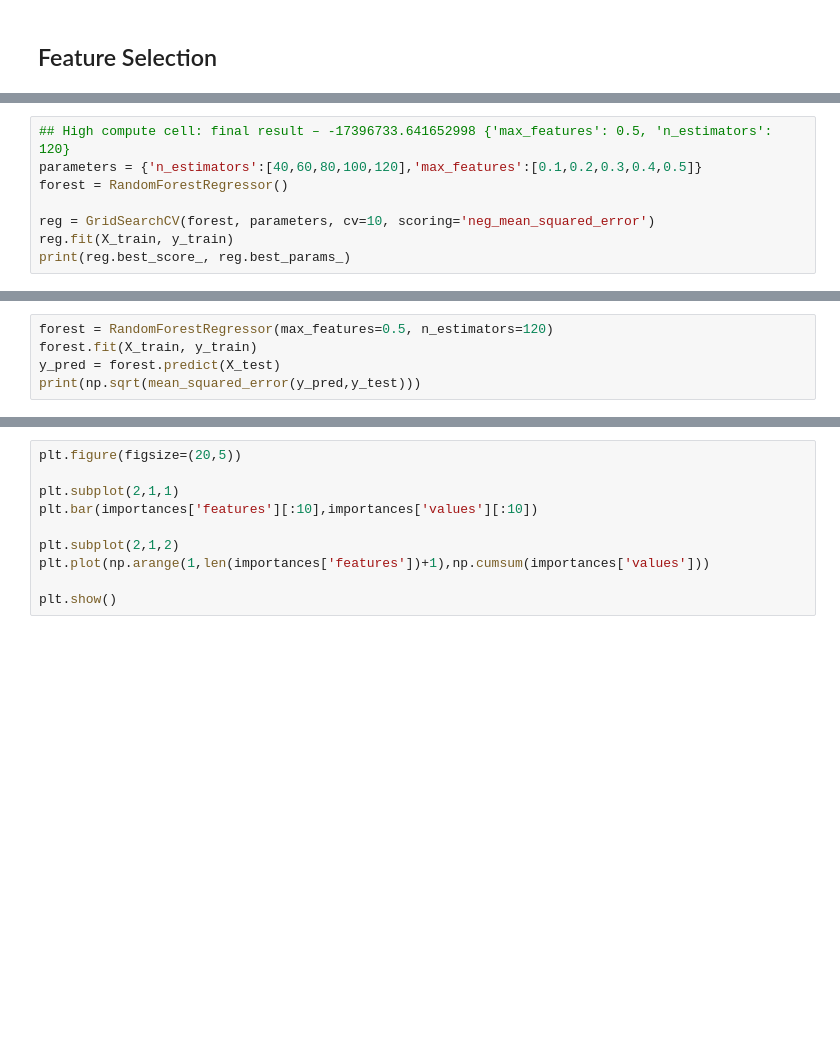
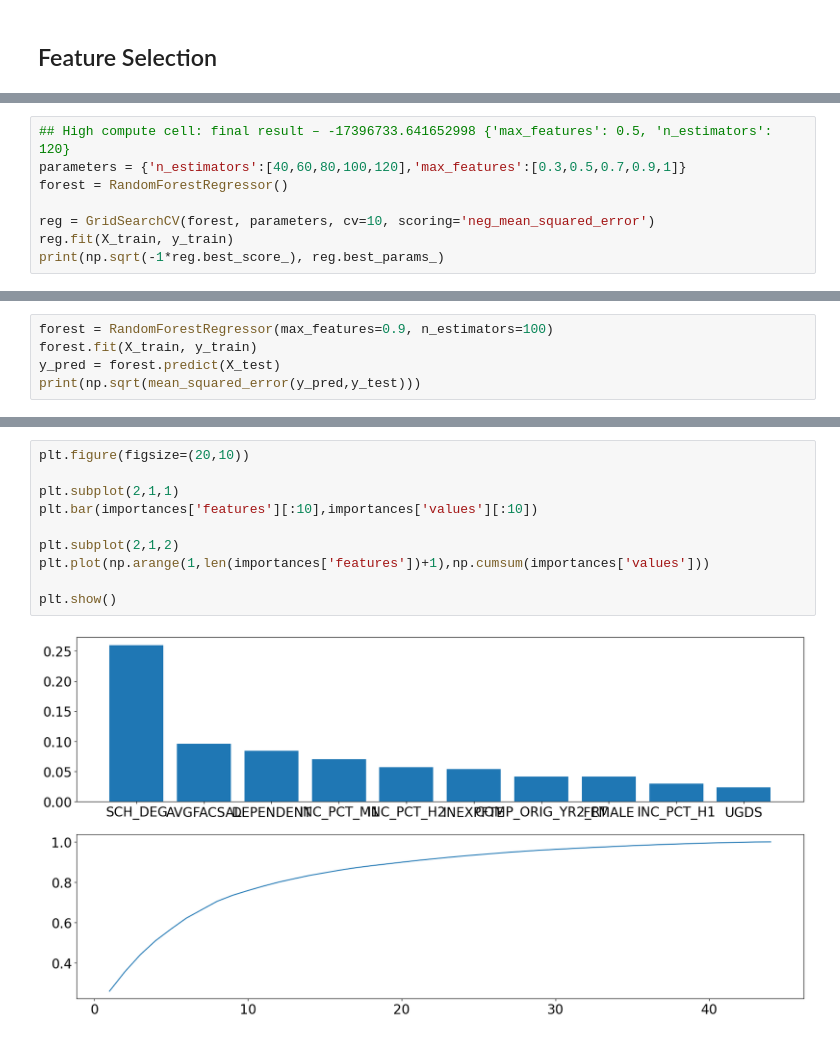
Before and after one commit to cyrilmichino/modeling-income-shares, a Jupyter notebook: college-scorecard-data-analysis.ipynb, the cells around one changed output, grey strips where cells are left out. Saved outputs shown, nothing was run; the diff lists cells and outputs as text; blank space fills up the shorter version.

```diff
--- a/college-scorecard-data-analysis.ipynb
+++ b/college-scorecard-data-analysis.ipynb
@@ -826,8 +868,8 @@ print(X_train.shape, X_test.shape, y_train.shape, y_test.shape)
 # %%
 ## High compute cell: final result – -17396733.641652998 {'max_features': 0.5, 'n_estimators': 120}
-parameters = {'n_estimators':[40,60,80,100,120],'max_features':[0.1,0.2,0.3,0.4,0.5]}
+parameters = {'n_estimators':[40,60,80,100,120],'max_features':[0.3,0.5,0.7,0.9,1]}
 forest = RandomForestRegressor()
 
 reg = GridSearchCV(forest, parameters, cv=10, scoring='neg_mean_squared_error')
 reg.fit(X_train, y_train)
-print(reg.best_score_, reg.best_params_)
+print(np.sqrt(-1*reg.best_score_), reg.best_params_)
@@ -834,5 +878,5 @@ print(reg.best_score_, reg.best_params_)
 # %%
-forest = RandomForestRegressor(max_features=0.5, n_estimators=120)
+forest = RandomForestRegressor(max_features=0.9, n_estimators=100)
 forest.fit(X_train, y_train)
 y_pred = forest.predict(X_test)
 print(np.sqrt(mean_squared_error(y_pred,y_test)))
@@ -845,13 +909,15 @@ importances.head()
 # %%
-plt.figure(figsize=(20,5))
+plt.figure(figsize=(20,10))
 
 plt.subplot(2,1,1)
 plt.bar(importances['features'][:10],importances['values'][:10])
 
 plt.subplot(2,1,2)
 plt.plot(np.arange(1,len(importances['features'])+1),np.cumsum(importances['values']))
 
 plt.show()
+# %% [output]
+[figure, added]
 # %%
 print(importances['values'][np.cumsum(importances['values'])<=0.99].count())
 print(importances['values'][np.cumsum(importances['values'])<=0.95].count())
```
Also changed, not shown: parts of 40 cells of this notebook.
